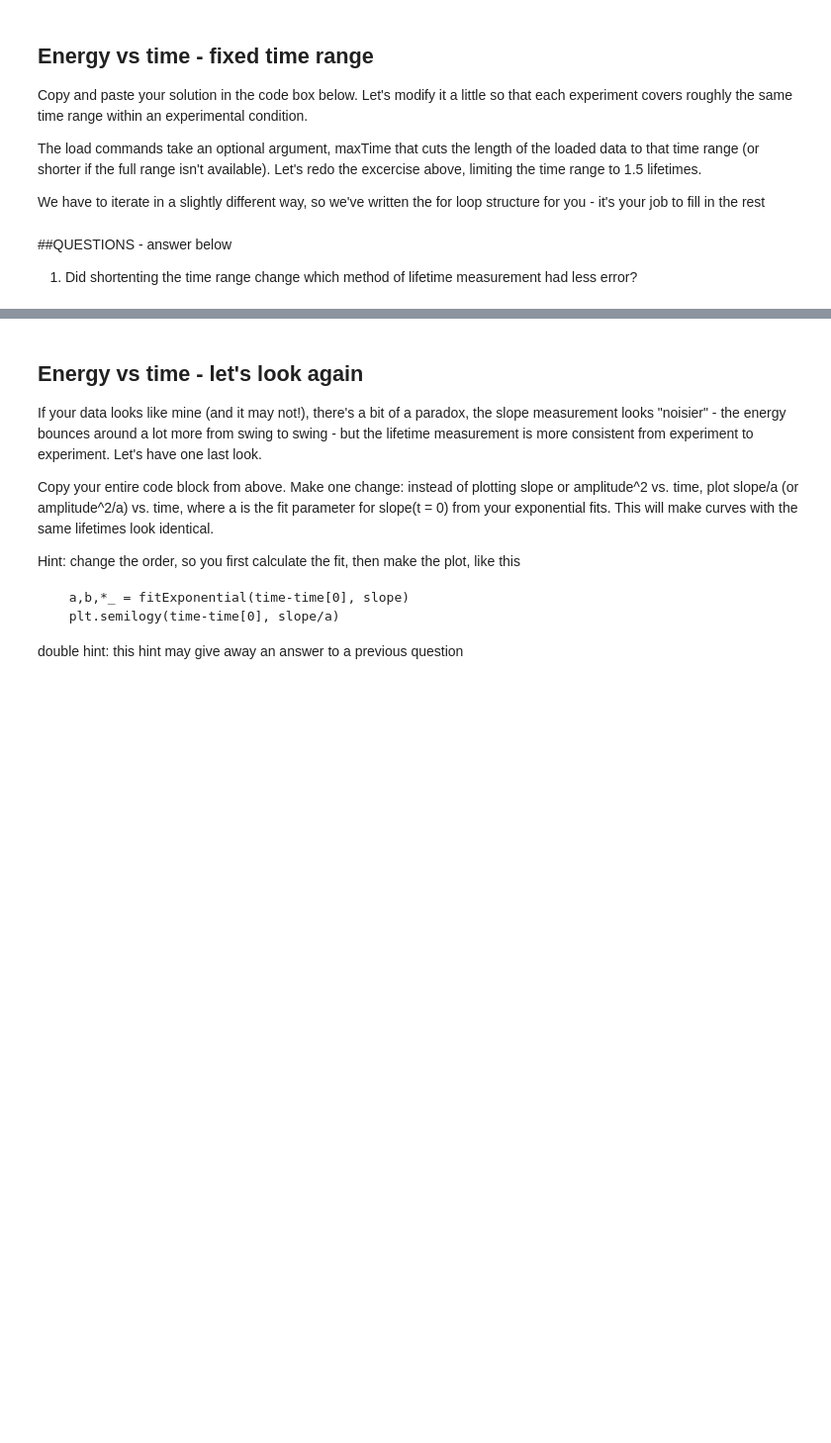
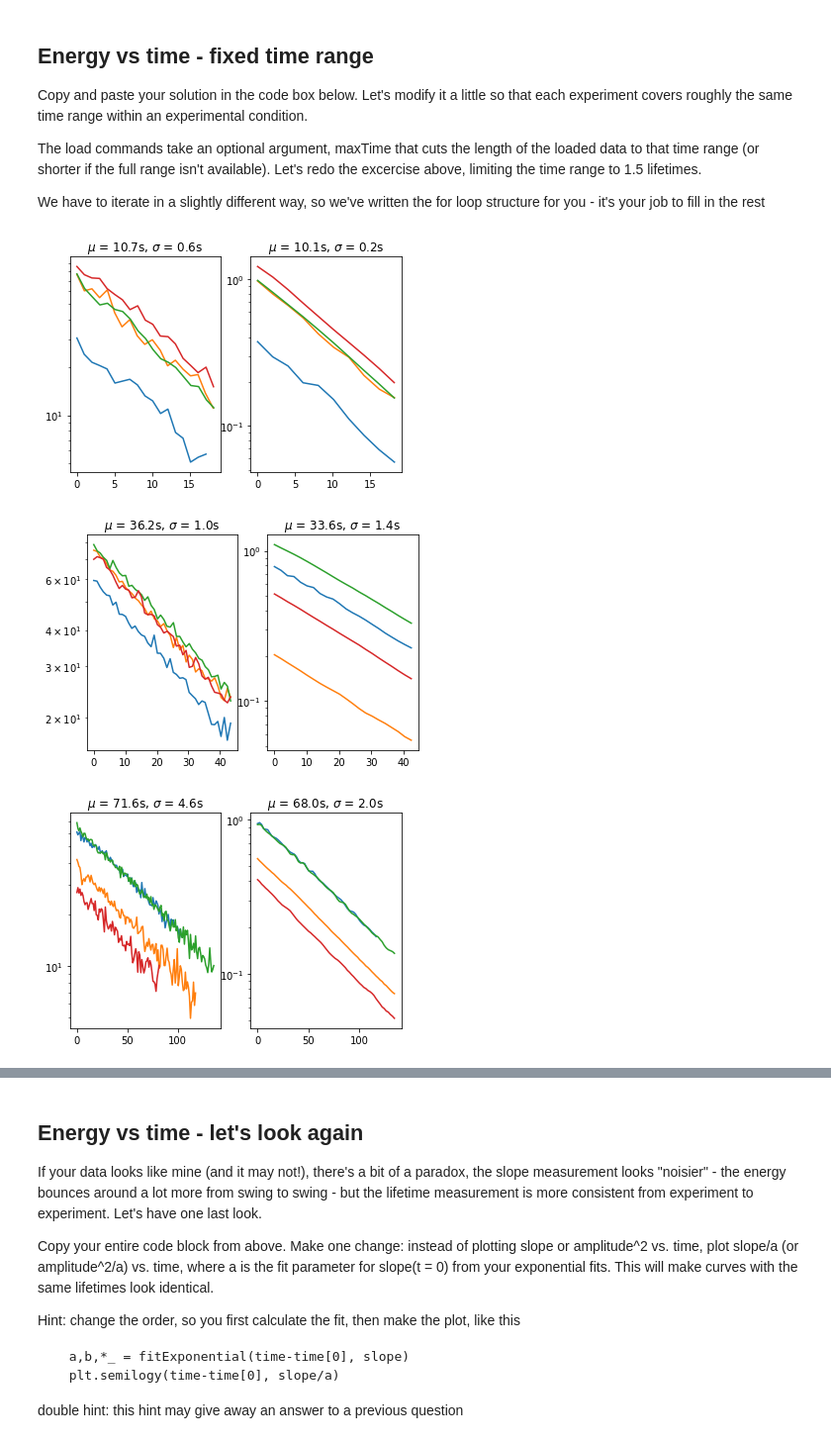
Before and after one commit to NYUExperimentalPhysics1-2021/labanalysis2-rdw2063, a Jupyter notebook: LabAnalysis2_Rachel_Wu.ipynb, the cells around one changed output, grey strips where cells are left out. Shown: that part at 99% size. Cells and saved outputs as stored; diff of their text form; code cells hidden in the pictures; blank space fills up the shorter version.

```diff
--- a/LabAnalysis2_Rachel_Wu.ipynb
+++ b/LabAnalysis2_Rachel_Wu.ipynb
@@ -213,26 +217,37 @@ The load commands take an optional argument, maxTime that cuts the length of the
 
 We have to iterate in a slightly different way, so we've written the for loop structure for you - it's your job to fill in the rest
 # %%
-expt_set_dirs =  ["3 mm", "6 mm", "9 mm"] #replace with your own directory names
+expt_set_dirs =  ["3mm", "6mm", "9mm"] #replace with your own directory names
 lifetime = [12.6, 29, 91] #replace with the lifetimes you measured above
 for i in range(3):
   expt_set_dir = expt_set_dirs[i]
   slope_lifetime = []
   ampsq_lifetime = []
   plt.figure()
   plt.subplot(1, 2, 1)
   for file in largeSlope[expt_set_dir]:
     time, slope, number = loadSlopeFile(file, lifetime[i]*1.5)
     #CODE7: three lines of code that do an exponential fit, semilog plot, and add lifetime to list
+    plt.semilogy(time-time[0], slope)
+    a,b,*_ = fitExponential(time-time[0], slope)
+    slope_lifetime.append(-1/b)
   #CODE8: two lines of code that calculate mean and standard deviation
+  mu = np.mean([slope_lifetime])
+  sigma = np.std(slope_lifetime, ddof=1)
   plt.title (r'$\mu$ = {:.1f}s, $\sigma$ = {:.1f}s'.format(mu, sigma))
 
   plt.subplot(1, 2, 2)
   for file in largeAmplitude[expt_set_dir]:
     time, amp, number = loadAmpltidueFile(file, lifetime[i]*1.5)
     #CODE9: three lines of code that do an exponential fit, semilog plot, and add lifetime to list
+    plt.semilogy(time-time[0], amp**2)
+    a,b,*_ = fitExponential(time-time[0], amp**2)
+    ampsq_lifetime.append(-1/b)
   #CODE10: two lines of code that calculate mean and standard deviation
+  mu = np.mean([ampsq_lifetime])
+  sigma = np.std(ampsq_lifetime, ddof=1)
   plt.title (r'$\mu$ = {:.1f}s, $\sigma$ = {:.1f}s'.format(mu, sigma))
+# %% [output]
+[figure, added]
+[figure, added]
+[figure, added]
-# %% [markdown]
-##QUESTIONS - answer below
-1. Did shortenting the time range change which method of lifetime measurement had less error?
```
Also changed, not shown: parts of 19 cells of this notebook.
